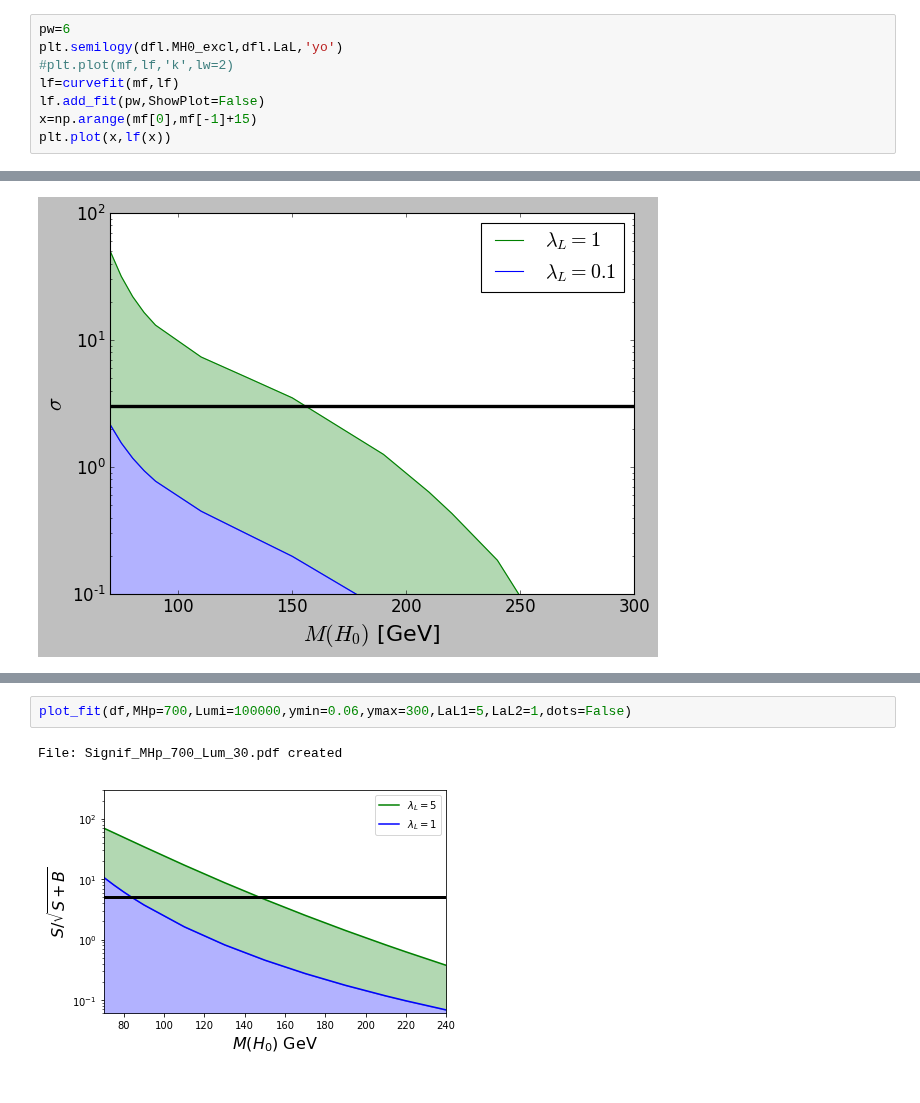
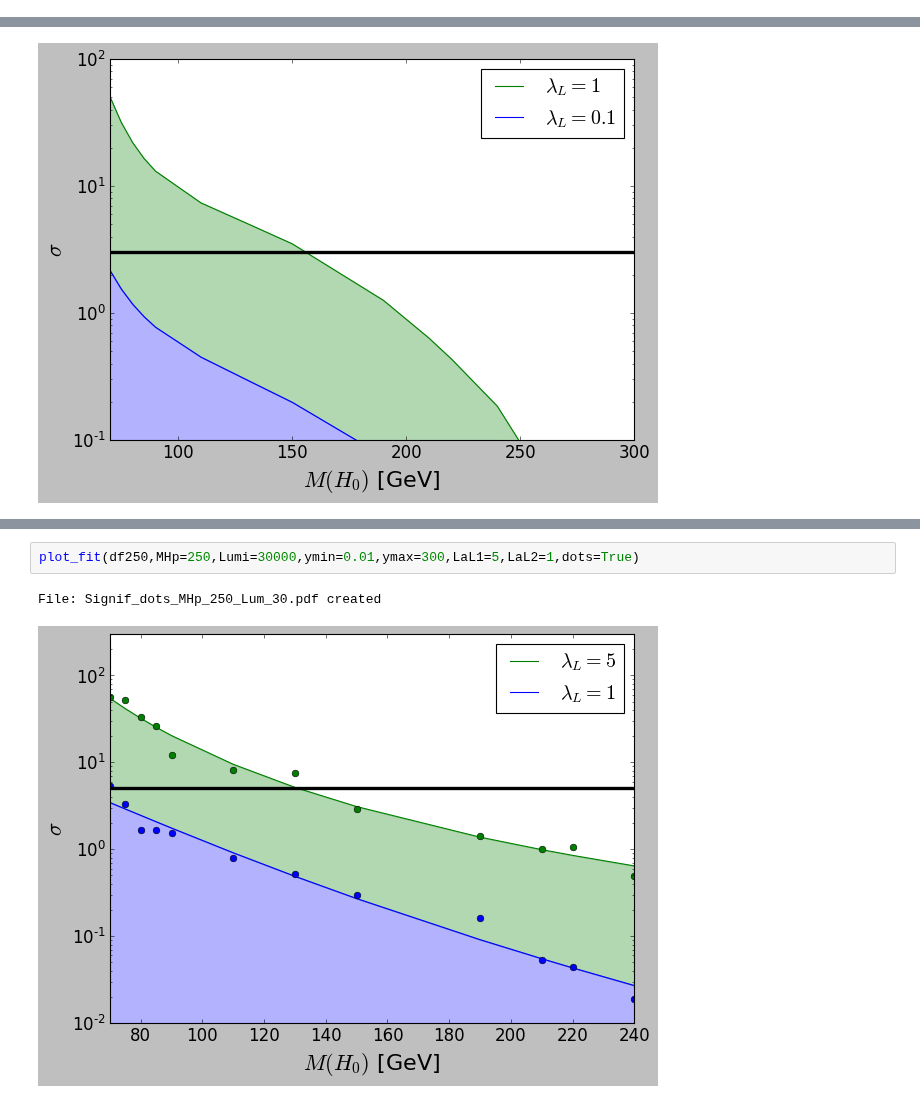
Before and after one commit to restrepo/VBF_IDM, a Jupyter notebook: Significance_countours-many_lumis.ipynb, the cells around one changed output, grey strips where cells are left out. Cells and saved outputs as stored; diff of their text form.

```diff
--- a/Significance_countours-many_lumis.ipynb
+++ b/Significance_countours-many_lumis.ipynb
@@ -171,8 +68,0 @@ for l in np.sort(dfl.LaL.unique())[::-1]:
-# %%
-pw=6
-plt.semilogy(dfl.MH0_excl,dfl.LaL,'yo')
-#plt.plot(mf,lf,'k',lw=2)
-lf=curvefit(mf,lf)
-lf.add_fit(pw,ShowPlot=False)
-x=np.arange(mf[0],mf[-1]+15)
-plt.plot(x,lf(x))
@@ -475,5 +381,5 @@ plt.semilogy(x,g(x))
 # %%
-plot_fit(df,MHp=700,Lumi=100000,ymin=0.06,ymax=300,LaL1=5,LaL2=1,dots=False)
+plot_fit(df250,MHp=250,Lumi=30000,ymin=0.01,ymax=300,LaL1=5,LaL2=1,dots=True)
 # %% [output]
-File: Signif_MHp_700_Lum_30.pdf created
+File: Signif_dots_MHp_250_Lum_30.pdf created
-[figure, old version]
+[figure, new version]
```
Also changed, not shown: parts of 65 cells of this notebook, 1 other file.
